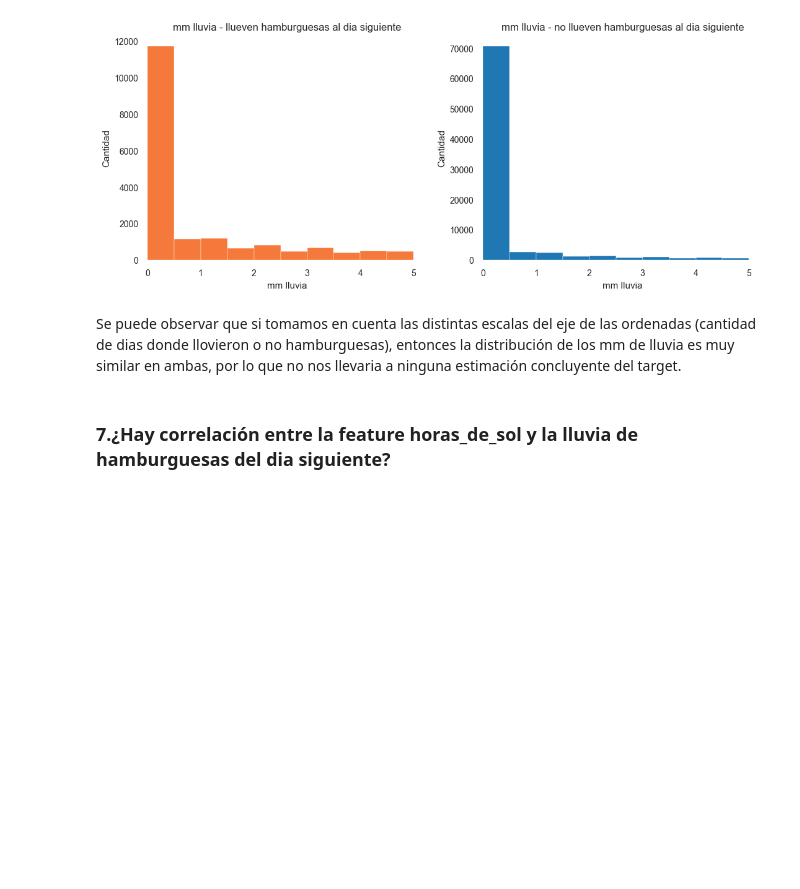
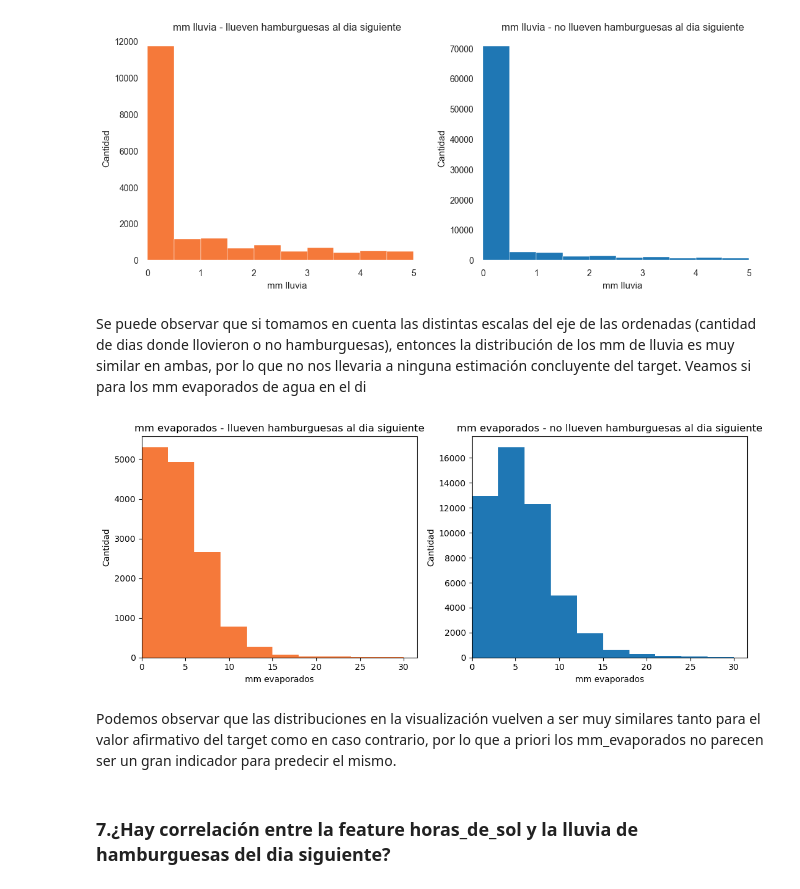
Before and after one commit to juan-roussilian/7506-Organizacion-de-Datos, a Jupyter notebook: tp1_pt1.ipynb, the cells around one changed output. Drawn from its saved outputs; the diff is of its cells as text; code cells hidden in the pictures; blank space fills up the shorter version.

Commit message:
Genero los gráficos correspondientes a la correlación mm_evaporados_agua/target.

```diff
--- a/tp1_pt1.ipynb
+++ b/tp1_pt1.ipynb
@@ -344,7 +344,27 @@ plt.show()
 # %% [output]
 [figure]
 # %% [markdown]
-Se puede observar que si tomamos en cuenta las distintas escalas del eje de las ordenadas (cantidad de dias donde llovieron o no hamburguesas), entonces la distribución de los mm de lluvia es muy similar en ambas, por lo que no nos llevaria a ninguna estimación concluyente del target.
+Se puede observar que si tomamos en cuenta las distintas escalas del eje de las ordenadas (cantidad de dias donde llovieron o no hamburguesas), entonces la distribución de los mm de lluvia es muy similar en ambas, por lo que no nos llevaria a ninguna estimación concluyente del target. Veamos si para los mm evaporados de agua en el di
+# %%
+fig, axes = plt.subplots(nrows=1, ncols=2, figsize=[6.4 * 2, 4.8], dpi=100)
+
+df_llovio_h_maniana = df[df.llovieron_hamburguesas_al_dia_siguiente == 'si']
+df_no_llovio_h_maniana = df[df.llovieron_hamburguesas_al_dia_siguiente == 'no']
+
+df_llovio_h_maniana.mm_evaporados_agua.plot(kind='hist', ax=axes[0], xlim=0, color='#f5793a', range = [0,30])
+axes[0].set_title("mm evaporados - llueven hamburguesas al dia siguiente")
+axes[0].set_ylabel("Cantidad")
+axes[0].set_xlabel("mm evaporados")
+
+df_no_llovio_h_maniana.mm_evaporados_agua.plot(kind='hist', ax=axes[1], xlim=0, range = [0,30])
+axes[1].set_title("mm evaporados - no llueven hamburguesas al dia siguiente")
+axes[1].set_ylabel("Cantidad")
+axes[1].set_xlabel("mm evaporados")
+plt.show()
+# %% [output]
+[figure, added]
+# %% [markdown]
+Podemos observar que las distribuciones en la visualización vuelven a ser muy similares tanto para el valor afirmativo del target como en caso contrario, por lo que a priori los mm_evaporados no parecen ser un gran indicador para predecir el mismo.
 # %% [markdown]
 ### 7.¿Hay correlación entre la feature horas_de_sol y la lluvia de hamburguesas del dia siguiente?
 # %%
```
Also changed, not shown: parts of 1 cell of this notebook.
